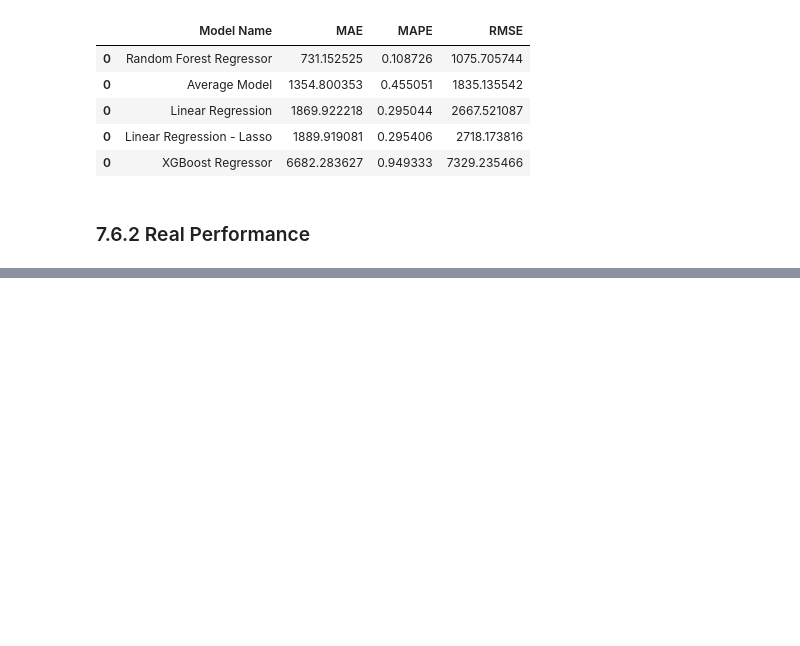
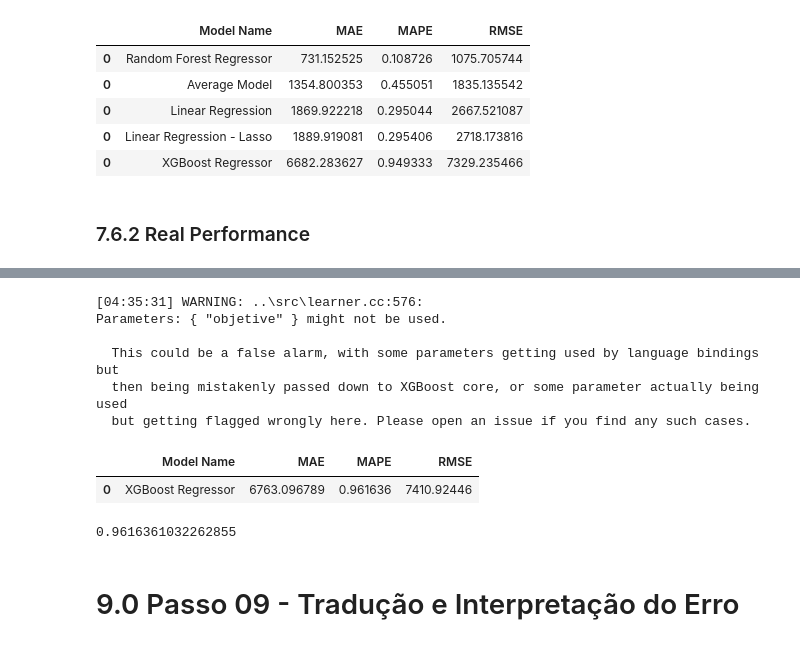
Before and after one commit to valferreiraalv/rossmamm_sales_predict, a Jupyter notebook: notebooks/m04_v01_store_sales_prediction.ipynb, the cells around one changed output, grey strips where cells are left out. Cells and saved outputs as stored; diff of their text form; code cells hidden in the pictures; blank space fills up the shorter version.

```diff
--- a/notebooks/m04_v01_store_sales_prediction.ipynb
+++ b/notebooks/m04_v01_store_sales_prediction.ipynb
@@ -1222,0 +1332,39 @@ validation['date'].max()
+# %%
+param_tuned = {
+    'n_estimators': 30,
+    'eta': 0.03,
+    'max_depth': 9,
+    'subsample': 0.1,
+    'colsample_bytree': 0.7,
+    'min_child_weight': 15
+        }
+# %%
+ # model
+model_xgb_tuned = xgb.XGBRegressor( objetive='reg:squarederror',
+                                          n_estimators=param_tuned['n_estimators'],
+                                          eta=param_tuned['eta'],
+                                          max_depth=param_tuned['max_depth'],
+                                          subsample=param_tuned['subsample'],
+                                          colsample_bytree=param_tuned['colsample_bytree'],
+                                          min_child_weight=param_tuned['min_child_weight'] ).fit( x_train, y_train )
+
+# prediction
+yhat_xgb_tuned = model_xgb_tuned.predict( x_test )
+
+#performance
+xgb_result_tuned = ml_error( 'XGBoost Regressor', np.expm1( y_test ), np.expm1( yhat_xgb_tuned ) )
+xgb_result_tuned
+# %% [output]
+[04:35:31] WARNING: ..\src\learner.cc:576:
+Parameters: { "objetive" } might not be used.
+
+  This could be a false alarm, with some parameters getting used by language bindings but
+  then being mistakenly passed down to XGBoost core, or some parameter actually being used
+  but getting flagged wrongly here. Please open an issue if you find any such cases.
+|  | Model Name | MAE | MAPE | RMSE |
+| 0 | XGBoost Regressor | 6763.096789 | 0.961636 | 7410.92446 |
+# %%
+mpe = mean_percentage_error( np.expm1( y_test ), np.expm1( yhat_xgb_tuned ) )
+mpe
+# %% [output]
+0.9616361032262855
@@ -1222,0 +1375,2 @@ validation['date'].max()
+# %% [markdown]
+# 9.0 Passo 09 - Tradução e Interpretação do Erro
```
Also changed, not shown: parts of 34 cells of this notebook.
